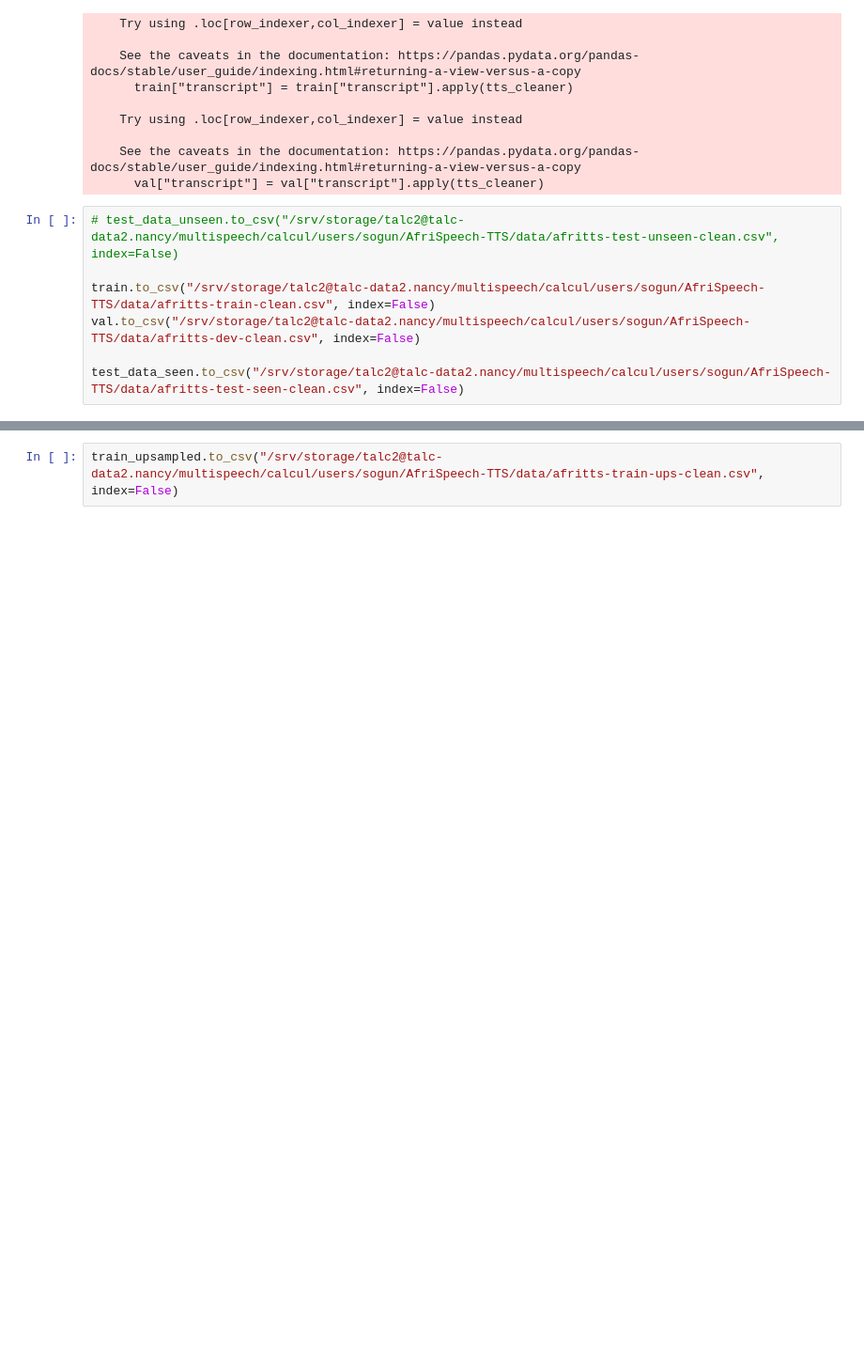
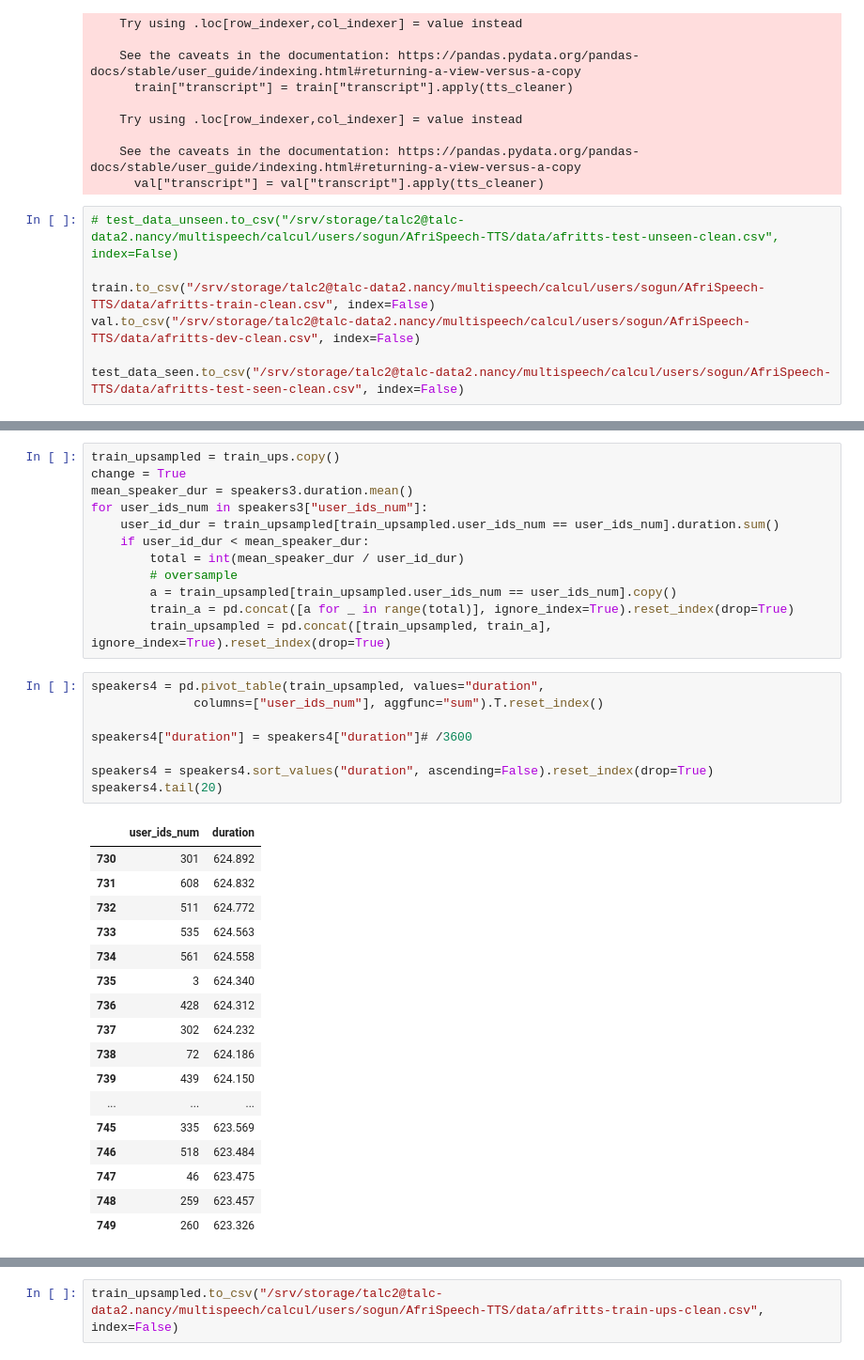
Before and after one commit to intron-innovation/AfriSpeech-TTS, a Jupyter notebook: notebooks/data_preprocessing.ipynb, the cells around one changed output, grey strips where cells are left out. Shown: that part at 94% size. Saved outputs shown, nothing was run; the diff lists cells and outputs as text; blank space fills up the shorter version.

```diff
--- a/notebooks/data_preprocessing.ipynb
+++ b/notebooks/data_preprocessing.ipynb
@@ -311 +347,39 @@ speakers3.head(20)
+# %%
+train_upsampled = train_ups.copy()
+change = True
+mean_speaker_dur = speakers3.duration.mean()
+for user_ids_num in speakers3["user_ids_num"]:
+    user_id_dur = train_upsampled[train_upsampled.user_ids_num == user_ids_num].duration.sum()
+    if user_id_dur < mean_speaker_dur:
+        total = int(mean_speaker_dur / user_id_dur)
+        # oversample
+        a = train_upsampled[train_upsampled.user_ids_num == user_ids_num].copy()
+        train_a = pd.concat([a for _ in range(total)], ignore_index=True).reset_index(drop=True)
+        train_upsampled = pd.concat([train_upsampled, train_a], ignore_index=True).reset_index(drop=True)
+# %%
+speakers4 = pd.pivot_table(train_upsampled, values="duration",
+              columns=["user_ids_num"], aggfunc="sum").T.reset_index()
+
+speakers4["duration"] = speakers4["duration"]# /3600
+
+speakers4 = speakers4.sort_values("duration", ascending=False).reset_index(drop=True)
+speakers4.tail(20)
+# %% [output]
+|  | user_ids_num | duration |
+| 730 | 301 | 624.892 |
+| 731 | 608 | 624.832 |
+| 732 | 511 | 624.772 |
+| 733 | 535 | 624.563 |
+| 734 | 561 | 624.558 |
+| 735 | 3 | 624.340 |
+| 736 | 428 | 624.312 |
+| 737 | 302 | 624.232 |
+| 738 | 72 | 624.186 |
+| 739 | 439 | 624.150 |
+| ... | ... | ... |
+| 745 | 335 | 623.569 |
+| 746 | 518 | 623.484 |
+| 747 | 46 | 623.475 |
+| 748 | 259 | 623.457 |
+| 749 | 260 | 623.326 |
 # %%
```
Also changed, not shown: parts of 11 cells of this notebook, 6 other files.
